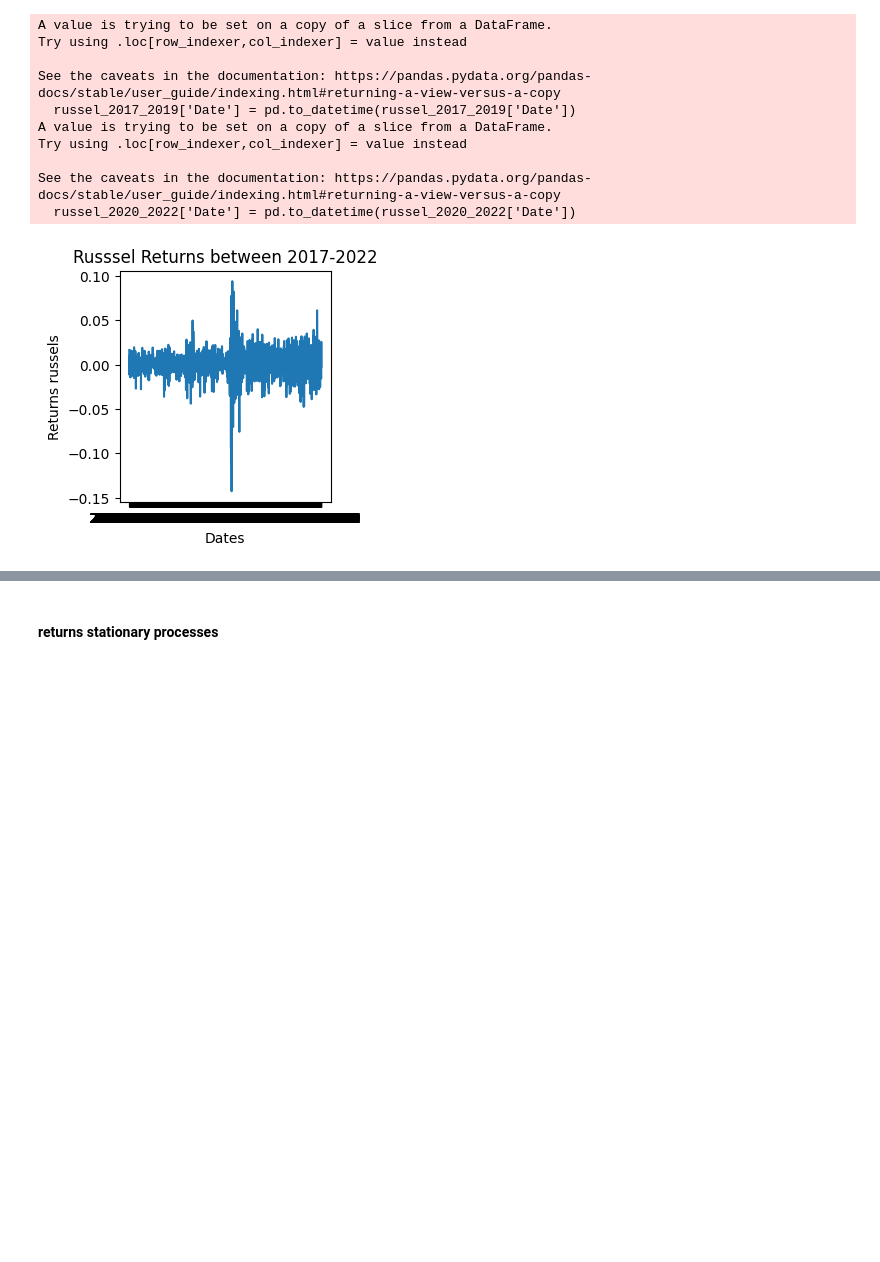
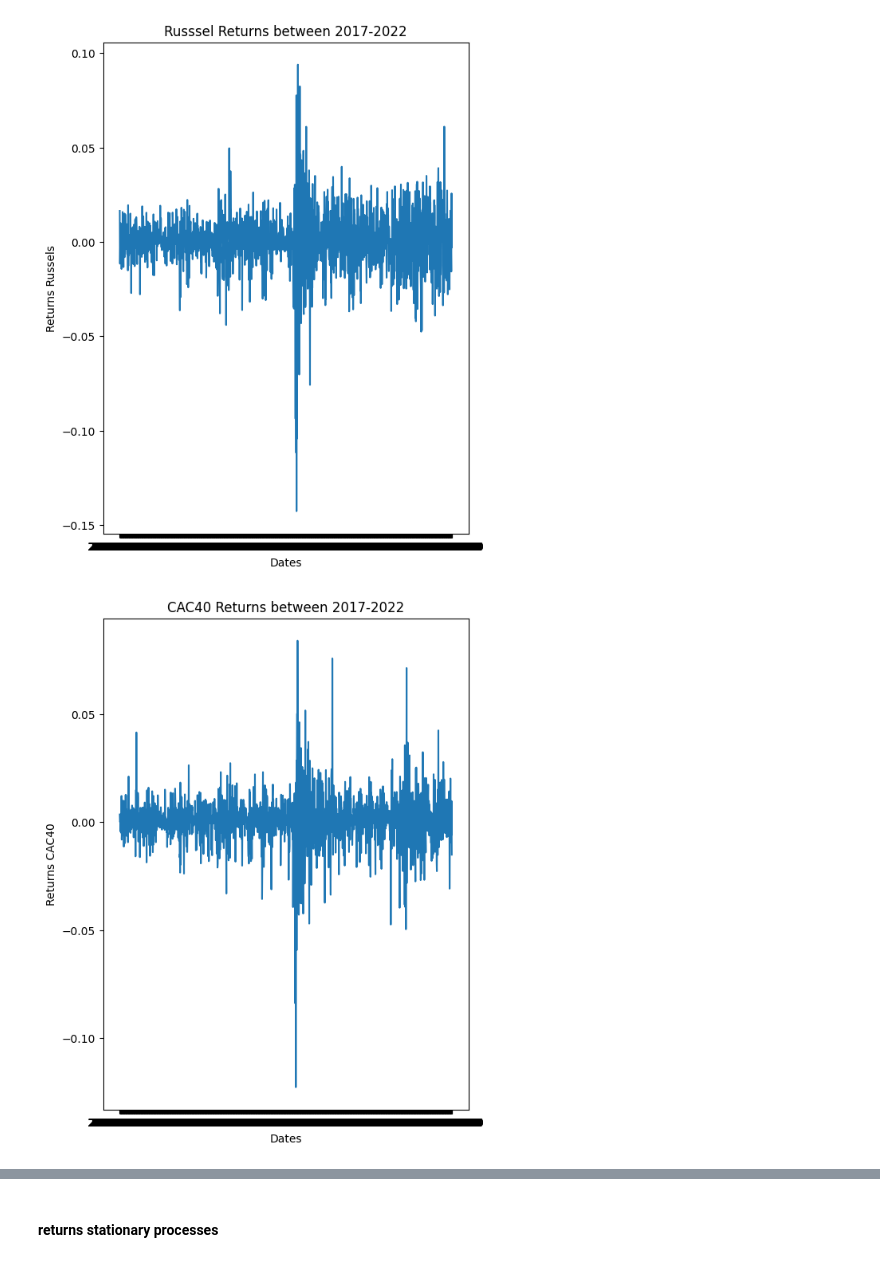
Before and after one commit to annanrard/projet-econom-trie-2023, a Jupyter notebook: main.ipynb, the cells around one changed output, grey strips where cells are left out. Cells and saved outputs as stored; diff of their text form; code cells hidden in the pictures; blank space fills up the shorter version.

```diff
--- a/main.ipynb
+++ b/main.ipynb
@@ -10,20 +10,27 @@ import scipy
 russel = pd.read_csv("RUSSEL2000.csv")
 returns_russel = np.array(russel['Close'])[1:]/np.array(russel['Close'])[:-1] - 1
 returns_russel = returns_russel[~np.isnan(returns_russel)]
-figure = plt.figure(figsize=(6,3))
+figure = plt.figure(figsize=(13,8))
 ax = plt.subplot(1,2, 1)
 plt.plot(russel['Date'][1:], returns_russel)
 ax.set_xlabel('Dates')
-ax.set_ylabel('Returns russels')
+ax.set_ylabel('Returns Russels')
 ax.set_title('Russsel Returns between 2017-2022')
 ax.grid(True)
 plt.grid()
 
-filtered_russel = np.where((returns_russel < -0.05) | (returns_russel > 0.05))[0]
-filtered_date = russel.loc[filtered_russel, 'Date']
-russel = russel.drop(filtered_russel)
-returns_russel = np.delete(returns_russel,filtered_russel)
-print (filtered_russel)
+#filtered_russel = np.where((returns_russel < -0.05) | (returns_russel > 0.05))[0]
+#filtered_date = russel.loc[filtered_russel, 'Date']
+#russel = russel.drop(filtered_russel)
+#returns_russel = np.delete(returns_russel,filtered_russel)
+#print (filtered_date)
+#ax = plt.subplot(1,2, 2)
+#plt.plot(russel['Date'][1:], returns_russel)
+#ax.set_xlabel('Dates')
+#ax.set_ylabel('Returns Modified Russels 2000')
+#ax.set_title('Modified Russsel Returns between 2017-2022')
+#ax.grid(True)
+#plt.grid()
 
 russel_2017_2019 = russel[(russel['Date'] >= '2017-01-01') & (russel['Date'] <= '2019-12-31')]
 russel_2020_2022 = russel[(russel['Date'] >= '2020-01-01') & (russel['Date'] <= '2022-12-31')]
@@ -35,6 +42,30 @@ russel_2017_2019['Date'] = pd.to_datetime(russel_2017_2019['Date'])
 russel_2020_2022['Date'] = pd.to_datetime(russel_2020_2022['Date'])
 
 cac = pd.read_csv("CAC40.csv")
+returns_cac = np.array(cac['Close'])[1:]/np.array(cac['Close'])[:-1] - 1
+returns_cac = returns_cac[~np.isnan(returns_cac)]
+figure = plt.figure(figsize=(13,8))
+ax = plt.subplot(1,2, 1)
+plt.plot(cac['Date'][1:], returns_cac)
+ax.set_xlabel('Dates')
+ax.set_ylabel('Returns CAC40')
+ax.set_title('CAC40 Returns between 2017-2022')
+ax.grid(True)
+plt.grid()
+
+#filtered_cac = np.where((returns_cac < -0.05) | (returns_cac > 0.05))[0]
+#filtered_date_cac = cac.loc[filtered_cac, 'Date']
+#cac = cac.drop(filtered_cac)
+#returns_cac = np.delete(returns_cac,filtered_cac)
+#print (filtered_date_cac)
+#ax = plt.subplot(1,2, 2)
+#plt.plot(cac['Date'][1:], returns_cac)
+#ax.set_xlabel('Dates')
+#ax.set_ylabel('Returns CAC40')
+#ax.set_title('Modified CAC40 Returns between 2017-2022')
+#ax.grid(True)
+#plt.grid()
+
 cac_2017_2019 = cac[(cac['Date'] >= '2017-01-01') & (cac['Date'] <= '2019-12-31')]
 cac_2020_2022 = cac[(cac['Date'] >= '2020-01-01') & (cac['Date'] <= '2022-12-31')]
 
@@ -56,14 +95,5 @@ cac_2020_2022.to_csv('cac_2020_2022.csv', index=False)
-A value is trying to be set on a copy of a slice from a DataFrame.
-Try using .loc[row_indexer,col_indexer] = value instead
-
-See the caveats in the documentation: https://pandas.pydata.org/pandas-docs/stable/user_guide/indexing.html#returning-a-view-versus-a-copy
-  russel_2017_2019['Date'] = pd.to_datetime(russel_2017_2019['Date'])
-A value is trying to be set on a copy of a slice from a DataFrame.
-Try using .loc[row_indexer,col_indexer] = value instead
-
-See the caveats in the documentation: https://pandas.pydata.org/pandas-docs/stable/user_guide/indexing.html#returning-a-view-versus-a-copy
-  russel_2020_2022['Date'] = pd.to_datetime(russel_2020_2022['Date'])
-[figure, old version]
+[figure, new version]
+[figure, added]
 # %%
 #Création des 4 returns
 returns_cac_2017_2019 = np.array(cac_2017_2019['Close'])[1:]/np.array(cac_2017_2019['Close'])[:-1] - 1
```
Also changed, not shown: parts of 3 cells of this notebook, 4 other files.
